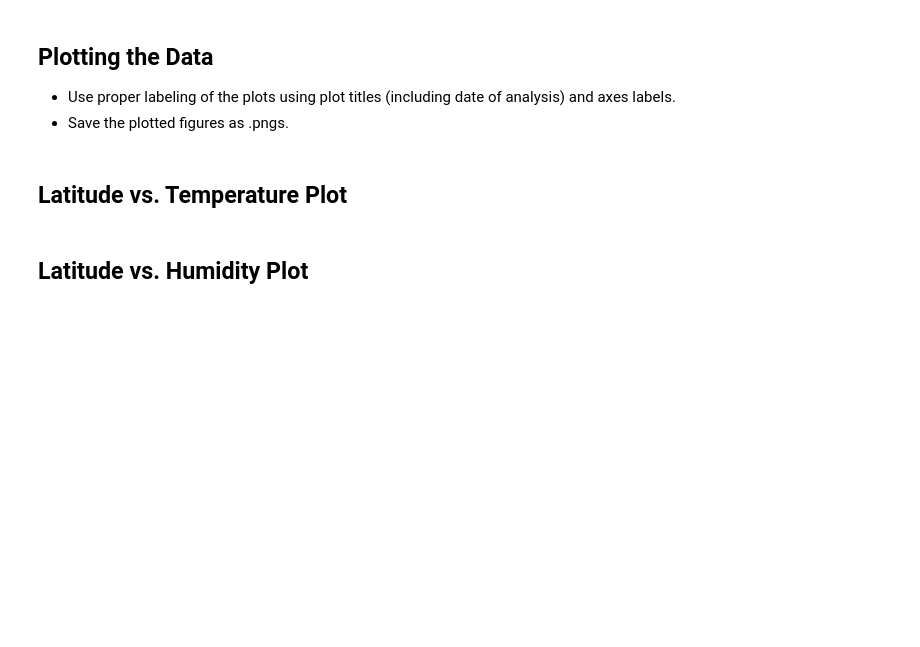
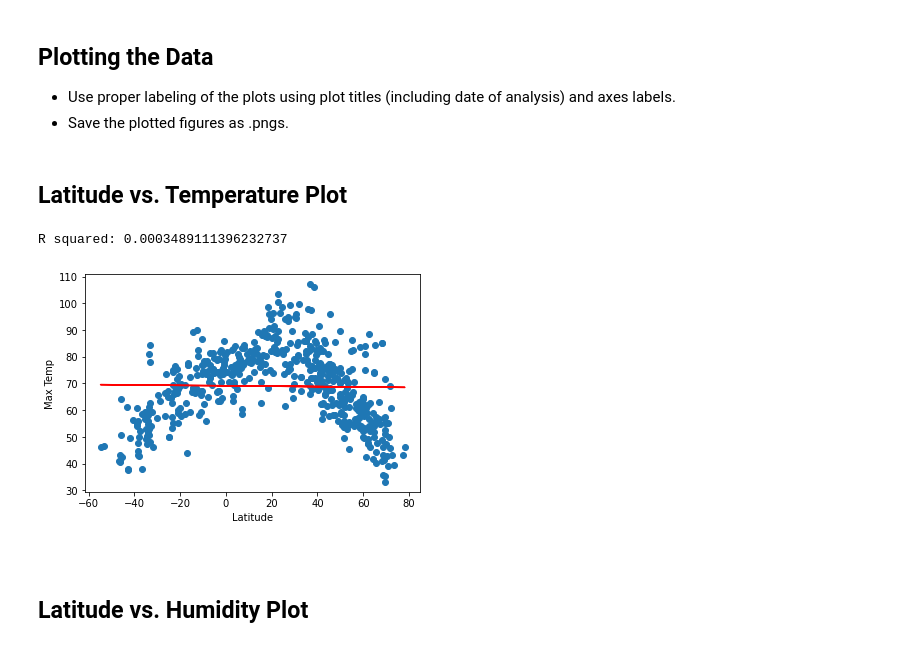
Before and after one commit to anajuarezar/python-api-challenge, a Jupyter notebook: WeatherPy/WeatherPy.ipynb, the cells around one changed output. Drawn from its saved outputs; the diff is of its cells as text; code cells hidden in the pictures; blank space fills up the shorter version.

Commit message:
Scatter plot

```diff
--- a/WeatherPy/WeatherPy.ipynb
+++ b/WeatherPy/WeatherPy.ipynb
@@ -227,5 +227,34 @@ new_cities
 * Save the plotted figures as .pngs.
 # %% [markdown]
 ## Latitude vs. Temperature Plot
+# %%
+## Convert to floats and store Latitude and Temperature as x and y values
+x_values = new_cities['Lat'].astype('float')
+y_values = new_cities['Max Temp'].astype('float')
+
+# Run linear regression
+(slope, intercept, rvalue, pvalue, stderr) = linregress(x_values, y_values)
+regress_values = x_values * slope + intercept
+line_eq = "y = " + str(round(slope,2)) + "x + " + str(round(intercept,2))
+
+# Plot scatter plot
+plt.scatter(x_values,y_values)
+
+# Plot regression line
+plt.plot(x_values,regress_values,"r-")
+plt.annotate(line_eq,(6,10),fontsize=15,color="blue")
+
+# Label plot
+plt.xlabel('Latitude')
+plt.ylabel('Max Temp')
+
+# Print r square value
+print(f"R squared: {rvalue**2}")
+
+# Show plot
+plt.show()
+# %% [output]
+R squared: 0.0003489111396232737
+[figure, added]
 # %% [markdown]
 ## Latitude vs. Humidity Plot
```
Also changed, not shown: parts of 3 cells of this notebook.
